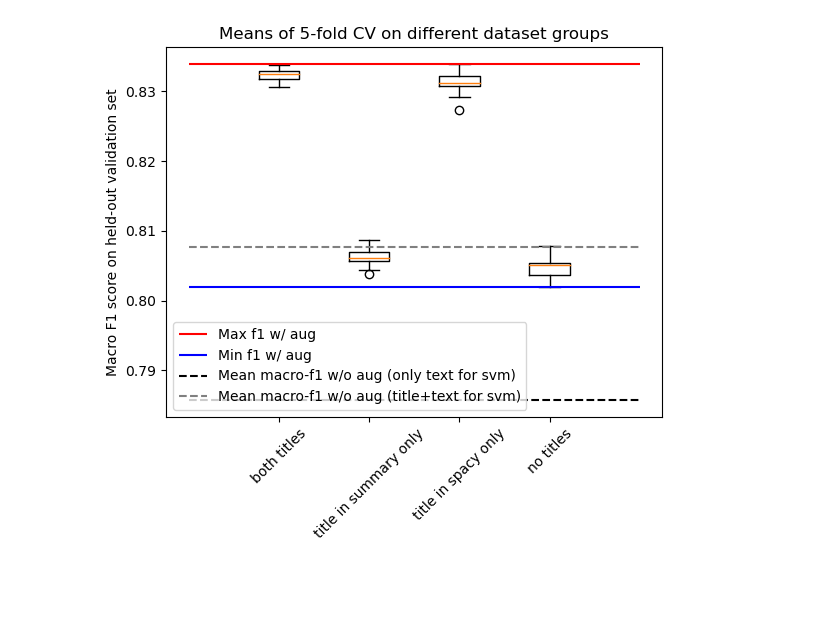
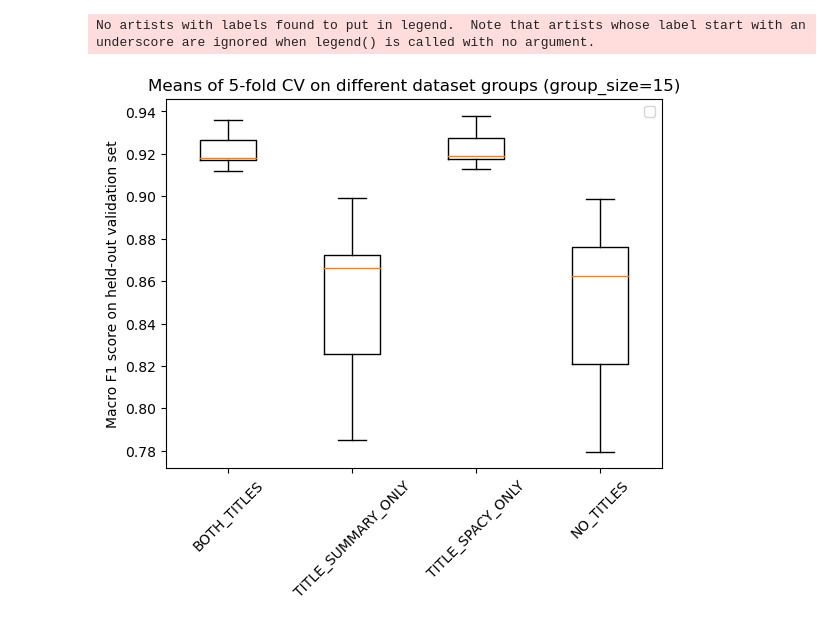
Before and after one commit to jankovidakovic/cross_lingual_data_augmentation, a Jupyter notebook: notebooks/0.7-jvidakovic-explore_results.ipynb, the cells around one changed output. Saved outputs shown, nothing was run; the diff lists cells and outputs as text; code cells hidden in the pictures; blank space fills up the shorter version.

```diff
--- a/notebooks/0.7-jvidakovic-explore_results.ipynb
+++ b/notebooks/0.7-jvidakovic-explore_results.ipynb
@@ -272,0 +148,3 @@ group_figures
+# %%
+groups = group_by_title(bart_large_scores)
+groups
@@ -272,0 +169,10 @@ group_figures
+# %%
+def extract_group_means(scores: dict[str, dict[str, list[float] | float]], groups: dict[str, list[str]]):
+    group_means = {}
+    for group_name, group_scores in groups.items():
+        group_means[group_name] = [score["mean"] for score_name, score in scores.items() if score_name in group_scores]
+
+    return group_means
+# %%
+group_means = extract_group_means(bart_large_scores, groups)
+group_means
@@ -273,17 +197,19 @@ group_figures
 # %%
-bp = plt.boxplot(group_figures)
-# for i, whisker in enumerate(bp['whiskers']):
-#     x = whisker.get_xydata()[1][0]
-#     for j in group_figures[i]:
-#         plt.plot(x, j, 'o', alpha=0.5)
-plt.xticks(ticks=range(1,5), labels=groups, rotation=45)
-plt.hlines(np.max(means), 0, 5, colors="red", label="Max f1 w/ aug")
-plt.hlines(np.min(means), 0, 5, colors="blue", label="Min f1 w/ aug")
-plt.hlines(np.mean(score_figures["train_all.spacynotitle"]), 0, 5, linestyles="dashed", colors="black", label="Mean macro-f1 w/o aug (only text for svm)")
-plt.hlines(np.mean(score_figures["train_all.spacytitle"]), 0, 5, linestyles="dashed", colors="grey", label="Mean macro-f1 w/o aug (title+text for svm)")
-plt.ylabel("Macro F1 score on held-out validation set")
-plt.title("Means of 5-fold CV on different dataset groups")
-plt.legend()
-plt.show()
+def plot_group_means(group_means: dict[str, list[str]]):
+    plt.boxplot(group_means.values())
+    all_means = [mean for means in group_means.values() for mean in means]
+    plt.xticks(ticks=range(1,len(group_means)+1), labels=group_means.keys(), rotation=45)
+    # plt.hlines(np.max(all_means), 0, len(group_means)+1, colors="red", label="Max f1 w/ aug")
+    # plt.hlines(np.min(all_means), 0, len(group_means)+1, colors="blue", label="Min f1 w/ aug")
+    # plt.hlines(np.mean(score_figures["train_all.spacynotitle"]), 0, 5, linestyles="dashed", colors="black", label="Mean macro-f1 w/o aug (only text for svm)")
+    # plt.hlines(np.mean(score_figures["train_all.spacytitle"]), 0, 5, linestyles="dashed", colors="grey", label="Mean macro-f1 w/o aug (title+text for svm)")
+    plt.ylabel("Macro F1 score on held-out validation set")
+    group_len = len(list(group_means.values())[0])
+    plt.title(f"Means of 5-fold CV on different dataset groups (group_size={group_len})")
+    plt.legend(loc="best")
+    plt.show()
-# %% [output]
-[figure, removed]
+# %%
+plot_group_means(group_means)
+# %% [output]
+No artists with labels found to put in legend.  Note that artists whose label start with an underscore are ignored when legend() is called with no argument.
+[figure, added]
```
Also changed, not shown: parts of 25 cells of this notebook.
